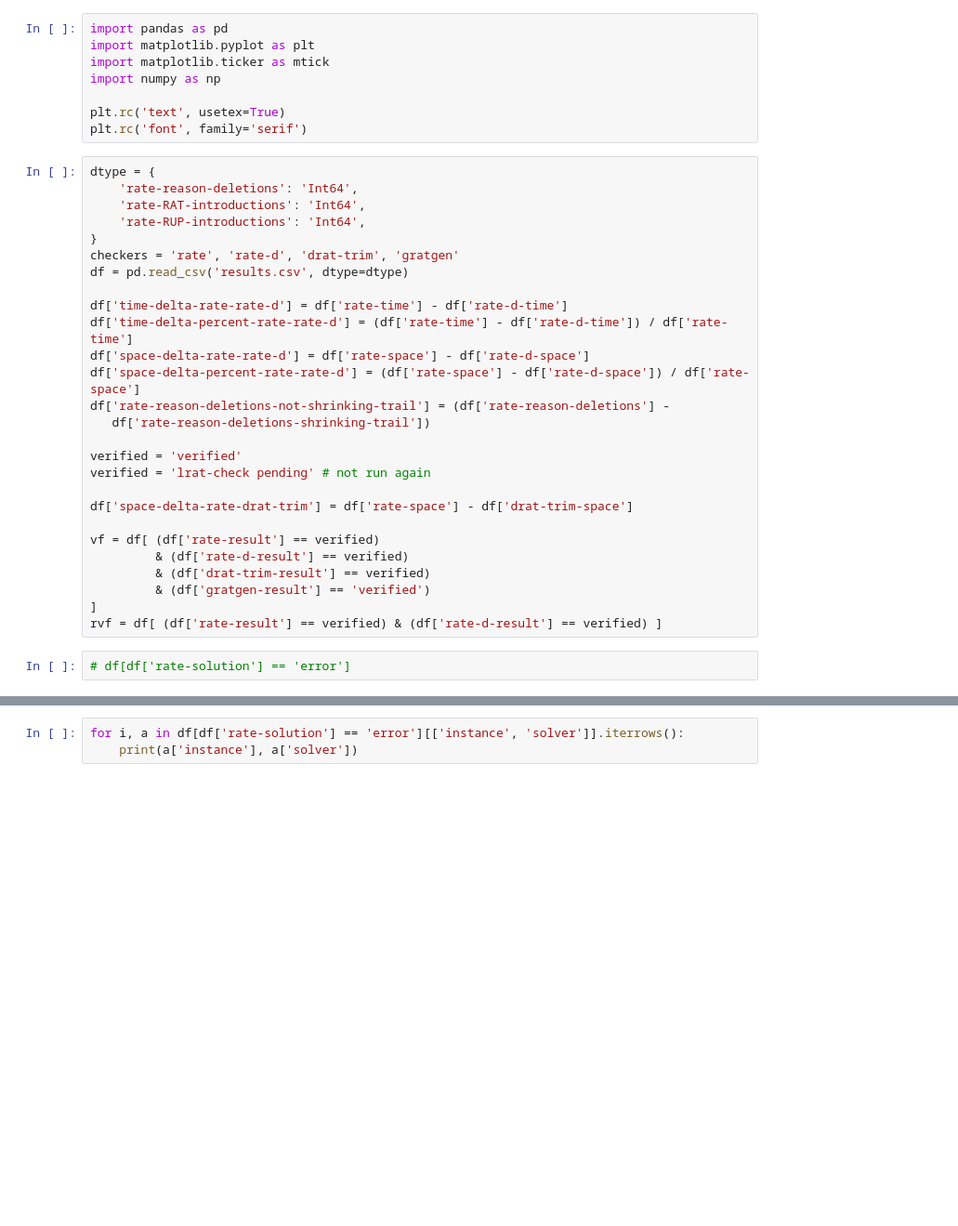
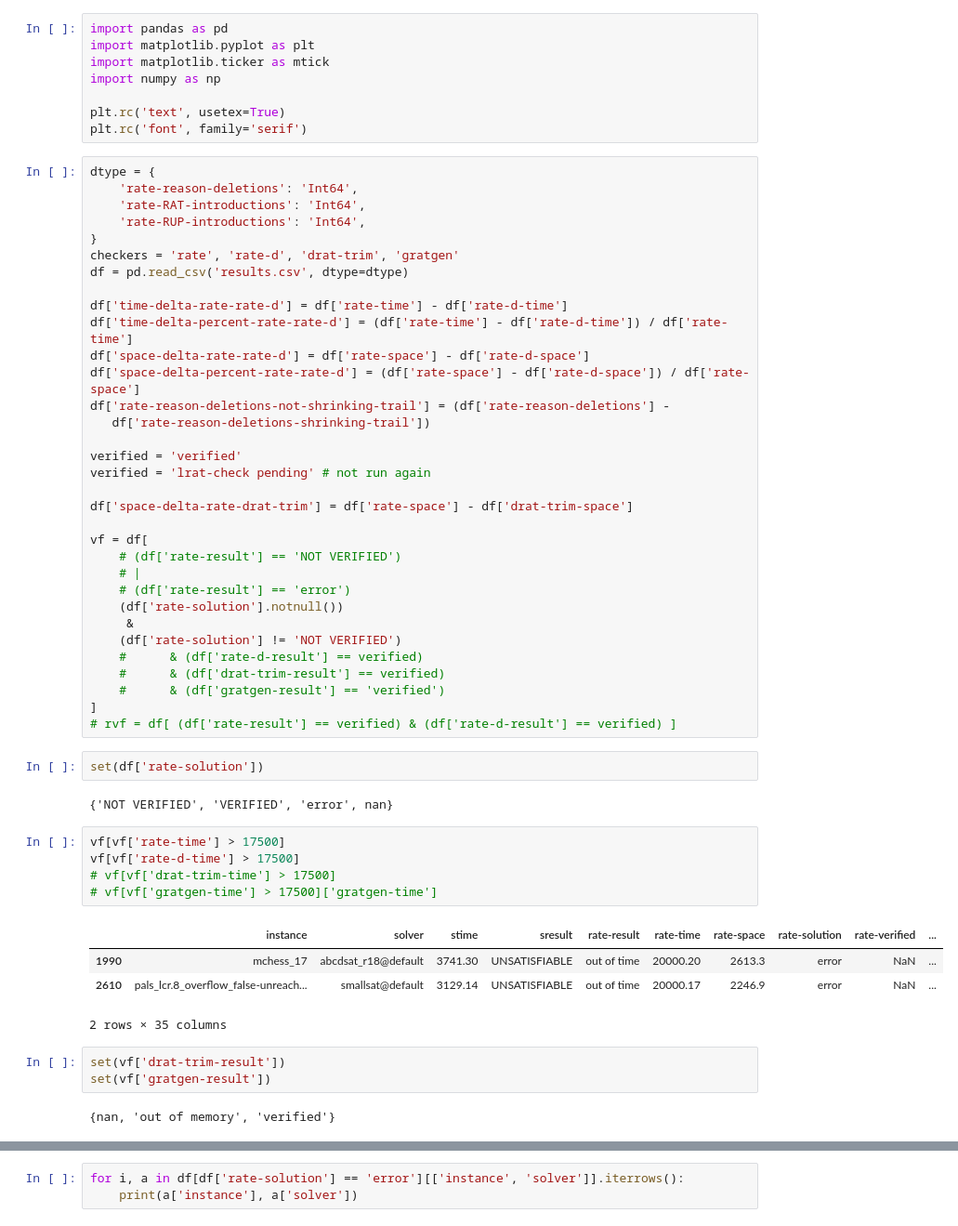
Before and after one commit to krobelus/rate-experiments, a Jupyter notebook: plots.ipynb, the cells around one changed output, grey strips where cells are left out. Shown at 93% size. Cells and saved outputs as stored; diff of their text form; blank space fills up the shorter version.

```diff
--- a/plots.ipynb
+++ b/plots.ipynb
@@ -27,11 +27,34 @@ verified = 'lrat-check pending' # not run again
 
 df['space-delta-rate-drat-trim'] = df['rate-space'] - df['drat-trim-space']
 
-vf = df[ (df['rate-result'] == verified)
-         & (df['rate-d-result'] == verified)
-         & (df['drat-trim-result'] == verified)
-         & (df['gratgen-result'] == 'verified')
+vf = df[
+    # (df['rate-result'] == 'NOT VERIFIED')
+    # |
+    # (df['rate-result'] == 'error')
+    (df['rate-solution'].notnull())
+     &
+    (df['rate-solution'] != 'NOT VERIFIED')
+    #      & (df['rate-d-result'] == verified)
+    #      & (df['drat-trim-result'] == verified)
+    #      & (df['gratgen-result'] == 'verified')
 ]
-rvf = df[ (df['rate-result'] == verified) & (df['rate-d-result'] == verified) ]
+# rvf = df[ (df['rate-result'] == verified) & (df['rate-d-result'] == verified) ]
 # %%
-# df[df['rate-solution'] == 'error']
+set(df['rate-solution'])
+# %% [output]
+{'NOT VERIFIED', 'VERIFIED', 'error', nan}
+# %%
+vf[vf['rate-time'] > 17500]
+vf[vf['rate-d-time'] > 17500]
+# vf[vf['drat-trim-time'] > 17500]
+# vf[vf['gratgen-time'] > 17500]['gratgen-time']
+# %% [output]
+|  | instance | solver | stime | sresult | rate-result | rate-time | rate-space | rate-solution | rate-verified | ... |
+| 1990 | mchess_17 | abcdsat_r18@default | 3741.30 | UNSATISFIABLE | out of time | 20000.20 | 2613.3 | error | NaN | ... |
+| 2610 | pals_lcr.8_overflow_false-unreach... | smallsat@default | 3129.14 | UNSATISFIABLE | out of time | 20000.17 | 2246.9 | error | NaN | ... |
+2 rows × 35 columns
+# %%
+set(vf['drat-trim-result'])
+set(vf['gratgen-result'])
+# %% [output]
+{nan, 'out of memory', 'verified'}
```
Also changed, not shown: parts of 6 cells of this notebook, 2 other files.
